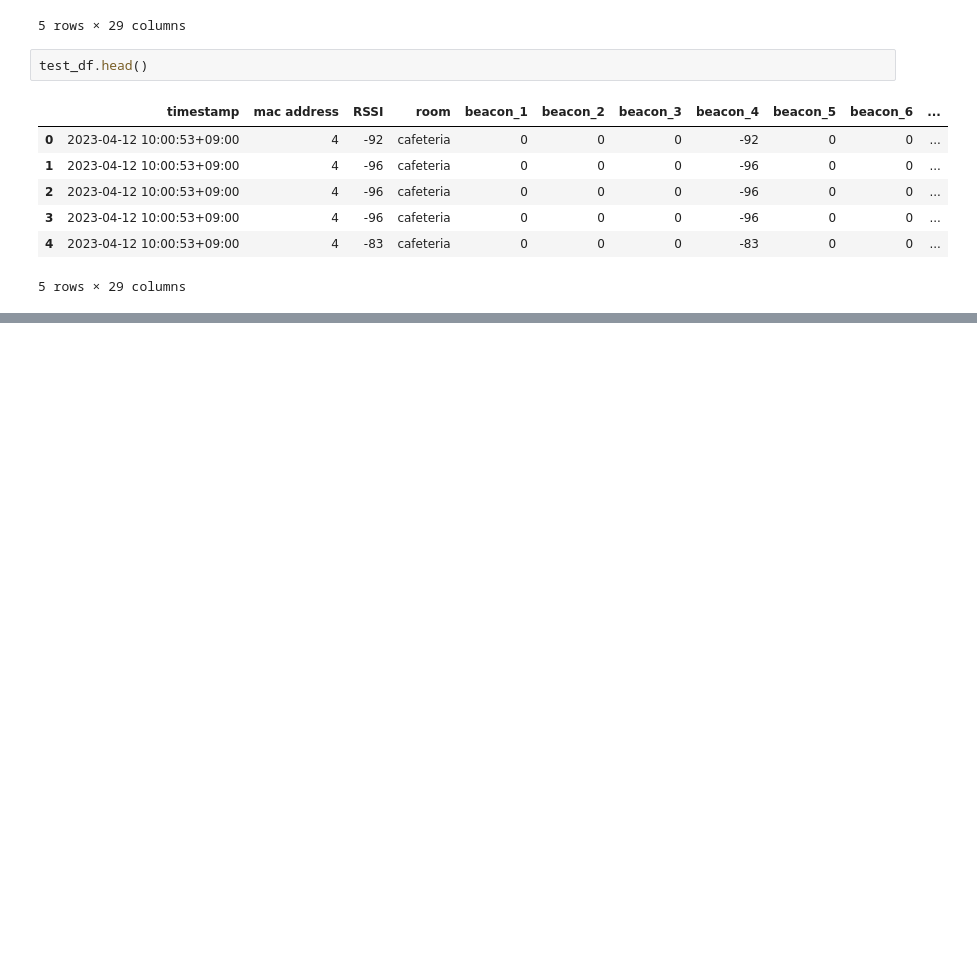
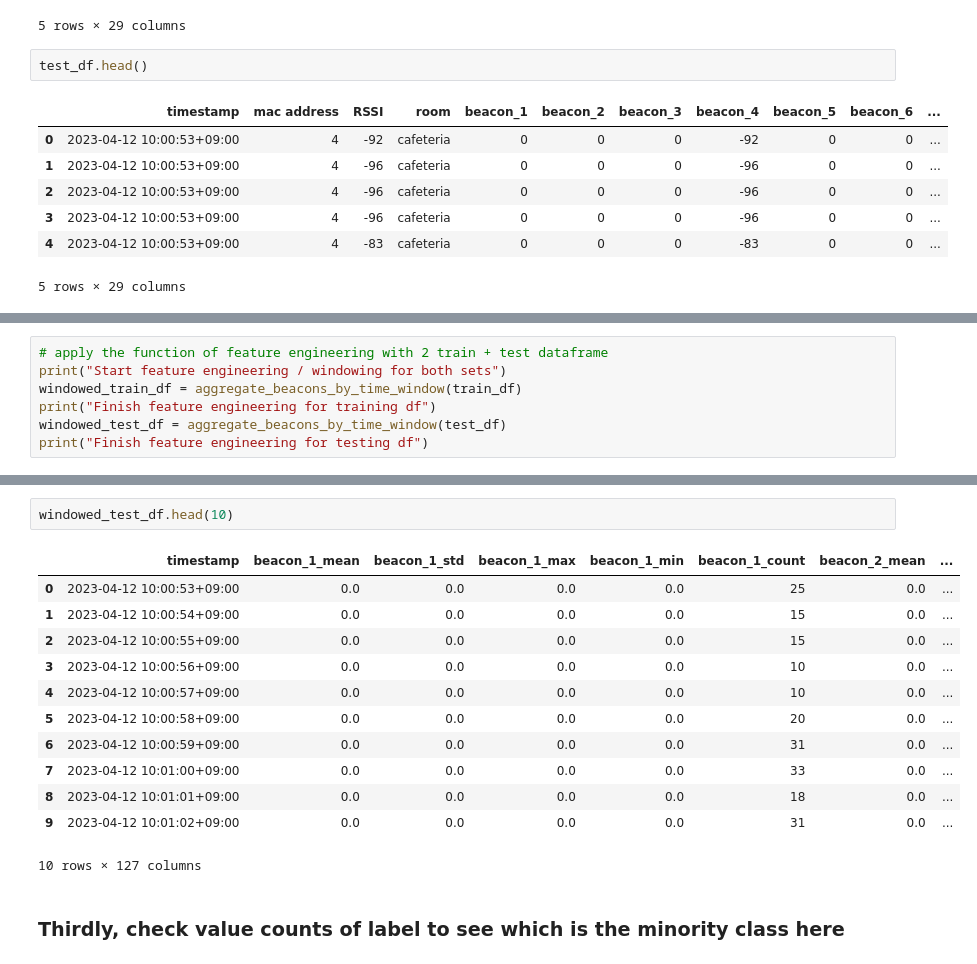
Before and after one commit to minhtrietcancode/abc-challenge-2026-location-classification, a Jupyter notebook: model/approach_5/pipeline.ipynb, the cells around one changed output, grey strips where cells are left out. Drawn from its saved outputs; the diff is of its cells as text; blank space fills up the shorter version.

Commit message:
update: feature engineering for model/approach_5/

```diff
--- a/model/approach_5/pipeline.ipynb
+++ b/model/approach_5/pipeline.ipynb
@@ -132,0 +130,7 @@ Name: count, dtype: int64
+# %%
+# apply the function of feature engineering with 2 train + test dataframe
+print("Start feature engineering / windowing for both sets")
+windowed_train_df = aggregate_beacons_by_time_window(train_df)
+print("Finish feature engineering for training df")
+windowed_test_df = aggregate_beacons_by_time_window(test_df)
+print("Finish feature engineering for testing df")
@@ -132,0 +151,17 @@ Name: count, dtype: int64
+# %%
+windowed_test_df.head(10)
+# %% [output]
+|  | timestamp | beacon_1_mean | beacon_1_std | beacon_1_max | beacon_1_min | beacon_1_count | beacon_2_mean | ... |
+| 0 | 2023-04-12 10:00:53+09:00 | 0.0 | 0.0 | 0.0 | 0.0 | 25 | 0.0 | ... |
+| 1 | 2023-04-12 10:00:54+09:00 | 0.0 | 0.0 | 0.0 | 0.0 | 15 | 0.0 | ... |
+| 2 | 2023-04-12 10:00:55+09:00 | 0.0 | 0.0 | 0.0 | 0.0 | 15 | 0.0 | ... |
+| 3 | 2023-04-12 10:00:56+09:00 | 0.0 | 0.0 | 0.0 | 0.0 | 10 | 0.0 | ... |
+| 4 | 2023-04-12 10:00:57+09:00 | 0.0 | 0.0 | 0.0 | 0.0 | 10 | 0.0 | ... |
+| 5 | 2023-04-12 10:00:58+09:00 | 0.0 | 0.0 | 0.0 | 0.0 | 20 | 0.0 | ... |
+| 6 | 2023-04-12 10:00:59+09:00 | 0.0 | 0.0 | 0.0 | 0.0 | 31 | 0.0 | ... |
+| 7 | 2023-04-12 10:01:00+09:00 | 0.0 | 0.0 | 0.0 | 0.0 | 33 | 0.0 | ... |
+| 8 | 2023-04-12 10:01:01+09:00 | 0.0 | 0.0 | 0.0 | 0.0 | 18 | 0.0 | ... |
+| 9 | 2023-04-12 10:01:02+09:00 | 0.0 | 0.0 | 0.0 | 0.0 | 31 | 0.0 | ... |
+10 rows × 127 columns
+# %% [markdown]
+### Thirdly, check value counts of label to see which is the minority class here
```
Also changed, not shown: parts of 10 cells of this notebook.
